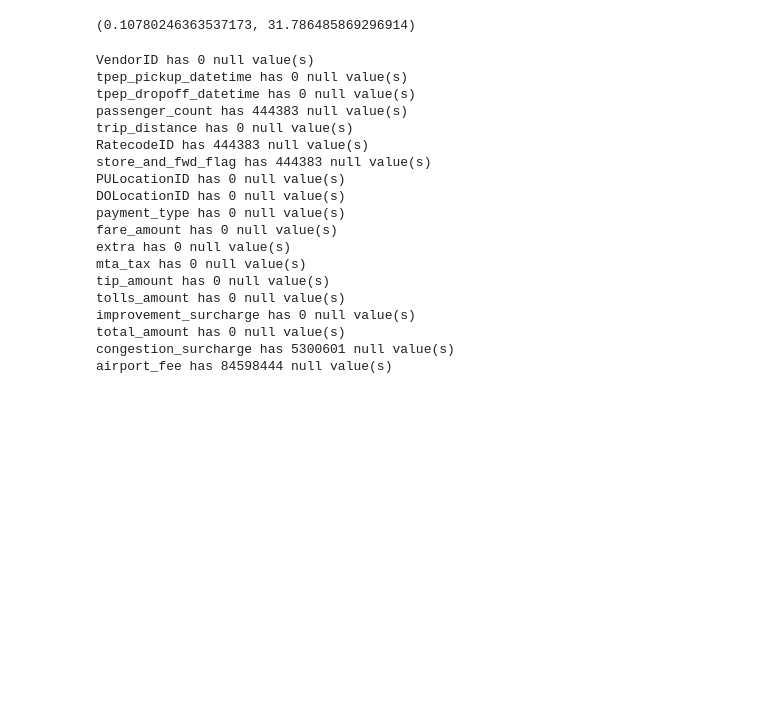
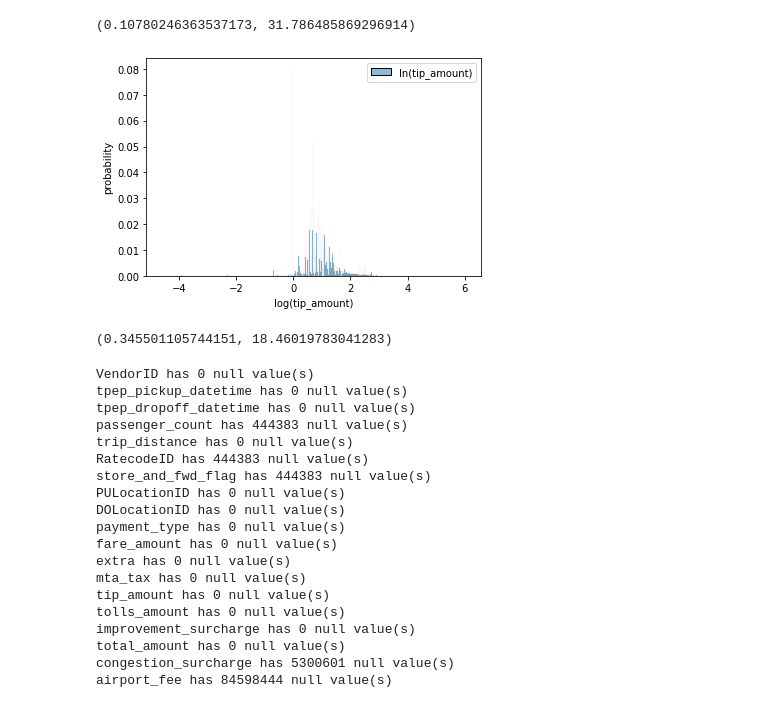
Before and after one commit to MAST30034-Applied-Data-Science/mast30034-project-1-HenryHuang2, a Jupyter notebook: notebooks/Preprocess_part_1.ipynb, the cells around one changed output. Cells and saved outputs as stored; diff of their text form; code cells hidden in the pictures; blank space fills up the shorter version.

```diff
--- a/notebooks/Preprocess_part_1.ipynb
+++ b/notebooks/Preprocess_part_1.ipynb
@@ -78,5 +80,23 @@ lower, upper
 # %% [output]
 (0.10780246363537173, 31.786485869296914)
+# %%
+# It seems like trip_amount also approximately follow a log-normal distribution
+log_tip_amount = sdf_2019.filter(F.col('tip_amount') > 0).select(F.log(F.col('tip_amount')))
+df = log_tip_amount.sample(0.05, seed=0).toPandas()
+hist = sns.histplot(data = df, stat = 'probability')
+hist.set(xlabel='log(tip_amount)', ylabel='probability')
+plt.show()
+# %% [output]
+[figure, added]
+# %%
+# we will treat data that is 3 std away from mean as outlier
+stat = log_tip_amount.select(F.mean('ln(tip_amount)').alias('mean'),
+                                F.stddev('ln(tip_amount)').alias('std')).collect()
+
+ta_lower, ta_upper = math.exp(stat[0]['mean'] - 3*stat[0]['std']), math.exp(stat[0]['mean'] + 3*stat[0]['std'])
+ta_lower, ta_upper
+# %% [output]
+(0.345501105744151, 18.46019783041283)
 # %%
 # Check null value
 for column in sdf_2019.columns:
```
Also changed, not shown: parts of 10 cells of this notebook, 11 other files.
